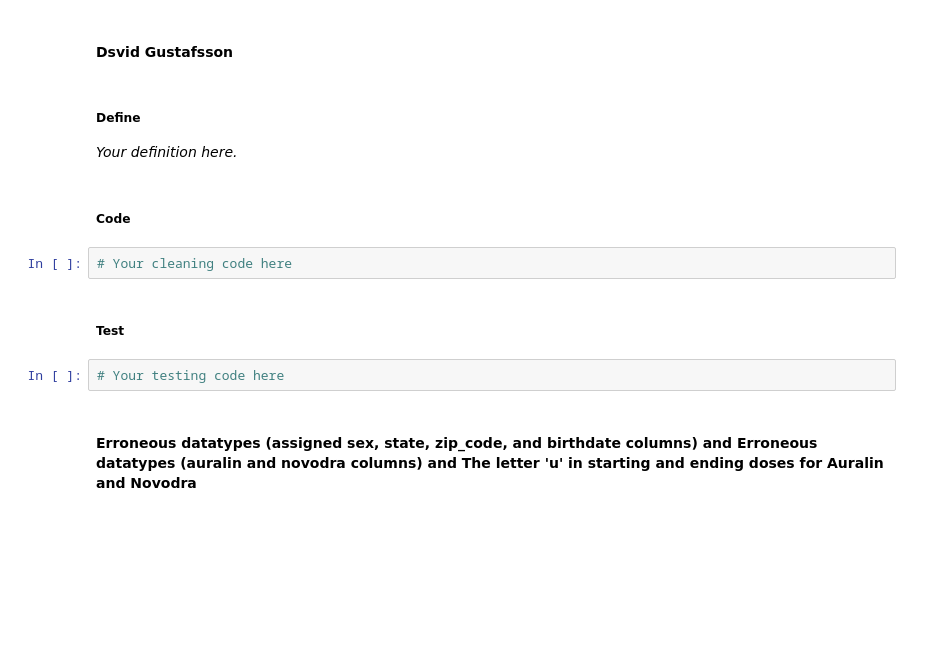
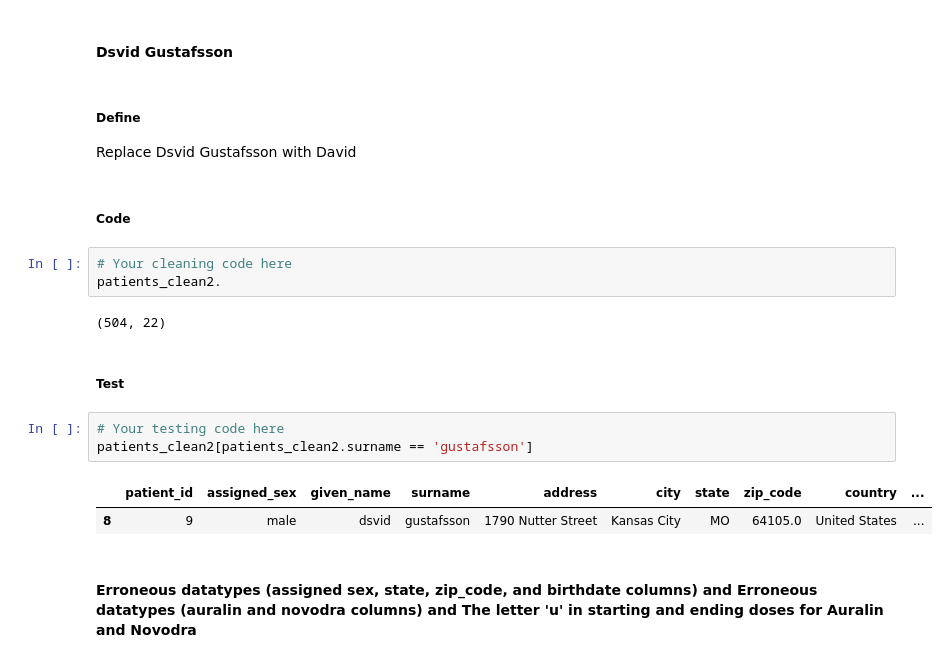
Before and after one commit to jmlam/Ud-Data-Wrangle, a Jupyter notebook: Oral_Insulin/cleaning-student.ipynb, the cells around one changed output. Saved outputs shown, nothing was run; the diff lists cells and outputs as text; blank space fills up the shorter version.

```diff
--- a/Oral_Insulin/cleaning-student.ipynb
+++ b/Oral_Insulin/cleaning-student.ipynb
@@ -604,16 +627,23 @@ patients_clean2.state = patients_clean2.state.replace(['New York', 'California',
 # %% [markdown]
 #### Dsvid Gustafsson
-# %% [markdown]
-##### Define
-*Your definition here.*
+# %% [markdown]
+##### Define
+Replace Dsvid Gustafsson with David
 # %% [markdown]
 ##### Code
 # %%
 # Your cleaning code here
+patients_clean2.
+# %% [output]
+(504, 22)
 # %% [markdown]
 ##### Test
 # %%
 # Your testing code here
+patients_clean2[patients_clean2.surname == 'gustafsson']
+# %% [output]
+|  | patient_id | assigned_sex | given_name | surname | address | city | state | zip_code | country | ... |
+| 8 | 9 | male | dsvid | gustafsson | 1790 Nutter Street | Kansas City | MO | 64105.0 | United States | ... |
 # %% [markdown]
 #### Erroneous datatypes (assigned sex, state, zip_code, and birthdate columns) and Erroneous datatypes (auralin and novodra columns) and The letter 'u' in starting and ending doses for Auralin and Novodra
 # %% [markdown]
```
Also changed, not shown: parts of 5 cells of this notebook.
